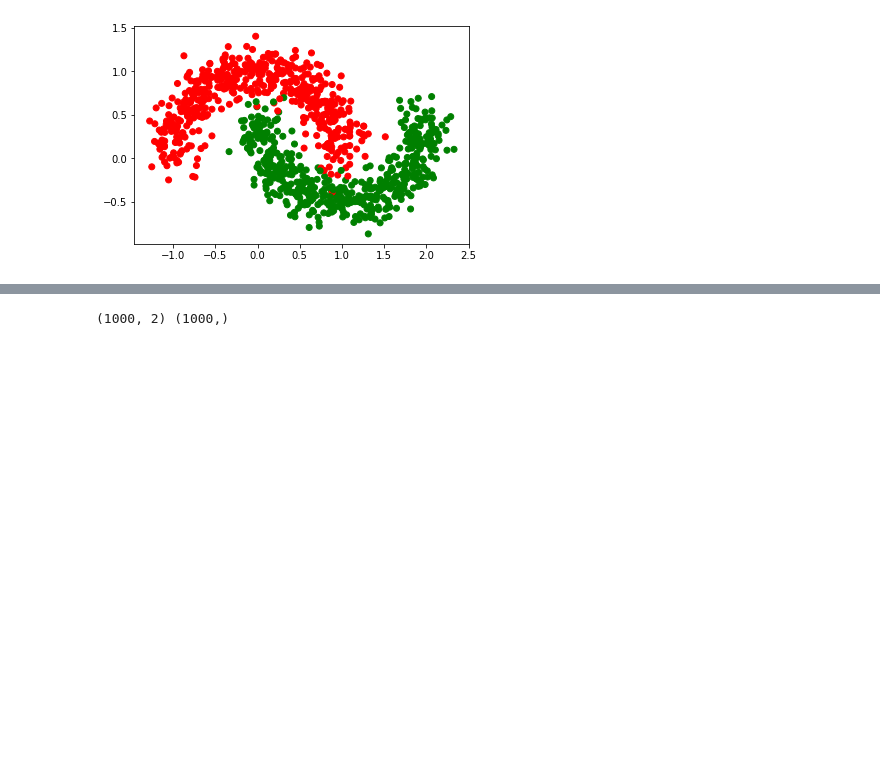
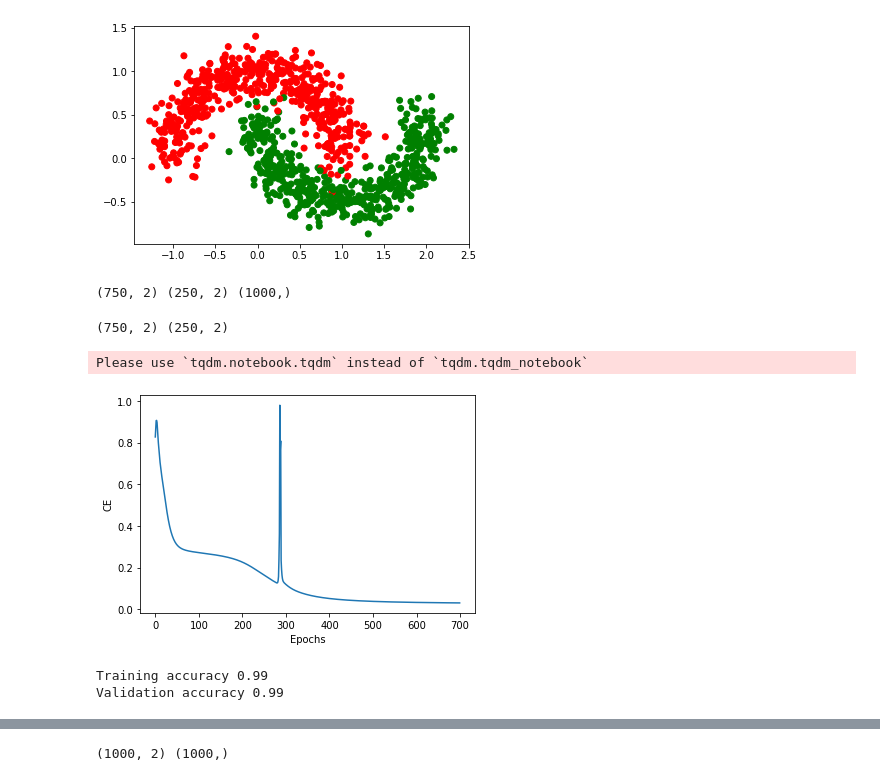
Before and after one commit to pragneshrana/DeepLearning, a Jupyter notebook: FeedforwardNeuralNet/FFNMultiClass.ipynb, the cells around one changed output, grey strips where cells are left out. Cells and saved outputs as stored; diff of their text form; code cells hidden in the pictures; blank space fills up the shorter version.

```diff
--- a/FeedforwardNeuralNet/FFNMultiClass.ipynb
+++ b/FeedforwardNeuralNet/FFNMultiClass.ipynb
@@ -197,3 +197,37 @@ plt.scatter(data[:,0], data[:,1], c=labels, cmap=my_cmap)
 plt.show()
 # %% [output]
 [figure]
+# %%
+X_train, X_val, Y_train, Y_val = train_test_split(data, labels, stratify=labels, random_state=0)
+print(X_train.shape, X_val.shape, labels.shape)
+# %% [output]
+(750, 2) (250, 2) (1000,)
+# %%
+enc = OneHotEncoder()
+# 0 -> (1, 0, 0, 0), 1 -> (0, 1, 0, 0), 2 -> (0, 0, 1, 0), 3 -> (0, 0, 0, 1)
+y_OH_train = enc.fit_transform(np.expand_dims(Y_train,1)).toarray()
+y_OH_val = enc.fit_transform(np.expand_dims(Y_val,1)).toarray()
+print(y_OH_train.shape, y_OH_val.shape)
+# %% [output]
+(750, 2) (250, 2)
+# %%
+ffsn_multi = FFSN_MultiClass(2,2,[4,5])
+ffsn_multi.fit(X_train,y_OH_train,epochs=700,learning_rate=.005,display_loss=True)
+# %% [output]
+Please use `tqdm.notebook.tqdm` instead of `tqdm.tqdm_notebook`
+[figure, added]
+# %%
+Y_pred_train = ffsn_multi.predict(X_train)
+Y_pred_train = np.argmax(Y_pred_train,1)
+
+Y_pred_val = ffsn_multi.predict(X_val)
+Y_pred_val = np.argmax(Y_pred_val,1)
+
+accuracy_train = accuracy_score(Y_pred_train, Y_train)
+accuracy_val = accuracy_score(Y_pred_val, Y_val)
+
+print("Training accuracy", round(accuracy_train, 2))
+print("Validation accuracy", round(accuracy_val, 2))
+# %% [output]
+Training accuracy 0.99
+Validation accuracy 0.99
```
Also changed, not shown: parts of 7 cells of this notebook.
